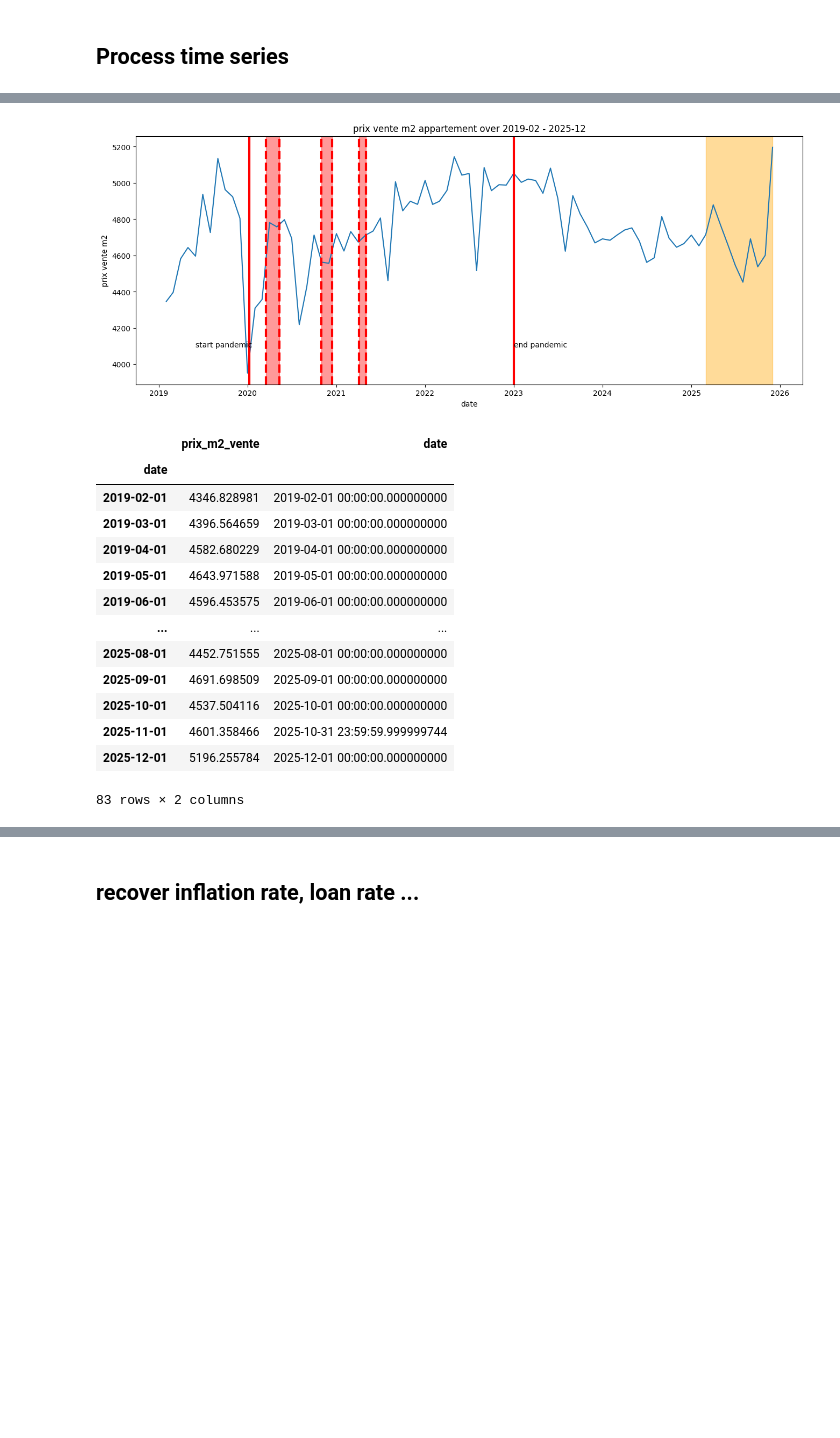
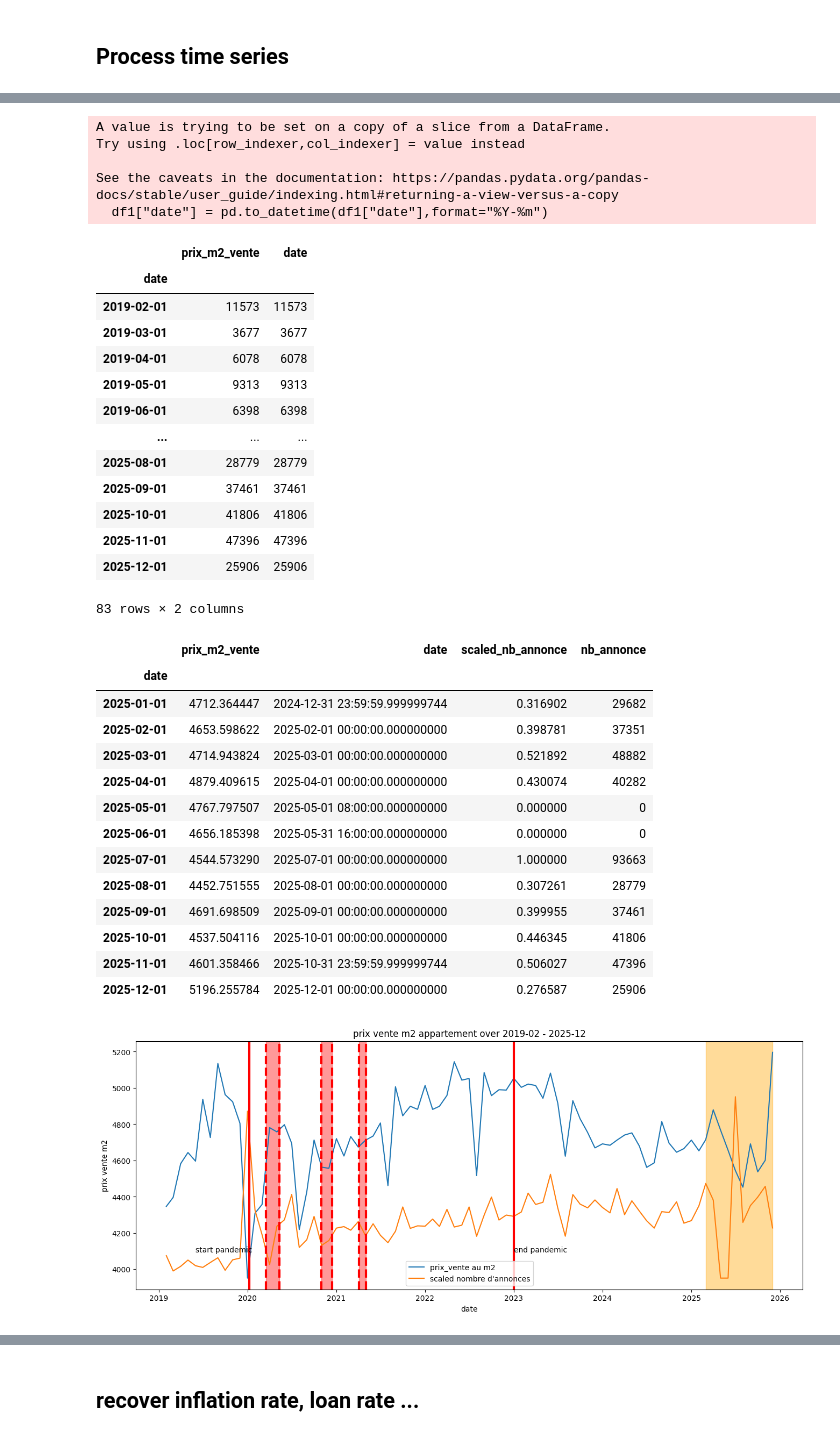
Before and after one commit to Clement2169/immocv, a Jupyter notebook: notebooks/PredictionAppartement.ipynb, the cells around one changed output, grey strips where cells are left out. Cells and saved outputs as stored; diff of their text form; code cells hidden in the pictures; blank space fills up the shorter version.

```diff
--- a/notebooks/PredictionAppartement.ipynb
+++ b/notebooks/PredictionAppartement.ipynb
@@ -299,6 +299,7 @@ def display_prediction_window() :
 df1 = df[["prix_m2_vente", "date"]]
 print (df1.isna().sum())
 
+display(df1)
 print (df1.dtypes)
 df1["date"] = pd.to_datetime(df1["date"],format="%Y-%m")
 df1 = df1.set_index('date',drop=False)
@@ -306,6 +307,12 @@ print (df1.dtypes)
 df1 = df1.sort_index(ascending=True)
 df2 = df1.resample("MS").mean()
 df2 = df2.interpolate()
+df3 = df1.resample("MS").count()
+df2["scaled_nb_annonce"] = (df3.prix_m2_vente - df3.prix_m2_vente.min())/(df3.prix_m2_vente.max()-df3.prix_m2_vente.min())
+df2["nb_annonce"] = df3.prix_m2_vente
+
+scaled_annonce = df2["scaled_nb_annonce"]*1000 + df2.prix_m2_vente.min()
+display(df3)
 
 display(df2.tail(12))
 
@@ -314,7 +321,10 @@ title = "prix vente m2 appartement over " + df2.index[0].strftime('%Y-%m') + " -
 plt.title (title)
 plt.ylabel('prix vente m2')
 plt.xlabel('date')
-plt.plot(df2.prix_m2_vente)
+
+plt.plot(df2.prix_m2_vente,label="prix_vente au m2")
+plt.plot(scaled_annonce,label="scaled nombre d'annonces")
+plt.legend()
 
 display_pandemic()
 
@@ -354,15 +359,34 @@ See the caveats in the documentation: https://pandas.pydata.org/pandas-docs/stab
+A value is trying to be set on a copy of a slice from a DataFrame.
+Try using .loc[row_indexer,col_indexer] = value instead
+
+See the caveats in the documentation: https://pandas.pydata.org/pandas-docs/stable/user_guide/indexing.html#returning-a-view-versus-a-copy
+  df1["date"] = pd.to_datetime(df1["date"],format="%Y-%m")
+|  | prix_m2_vente | date |
+| date |  |  |
+| 2019-02-01 | 11573 | 11573 |
+| 2019-03-01 | 3677 | 3677 |
+| 2019-04-01 | 6078 | 6078 |
+| 2019-05-01 | 9313 | 9313 |
+| 2019-06-01 | 6398 | 6398 |
+| ... | ... | ... |
+| 2025-08-01 | 28779 | 28779 |
+| 2025-09-01 | 37461 | 37461 |
+| 2025-10-01 | 41806 | 41806 |
+| 2025-11-01 | 47396 | 47396 |
+| 2025-12-01 | 25906 | 25906 |
+83 rows × 2 columns
+|  | prix_m2_vente | date | scaled_nb_annonce | nb_annonce |
+| date |  |  |  |  |
+| 2025-01-01 | 4712.364447 | 2024-12-31 23:59:59.999999744 | 0.316902 | 29682 |
+| 2025-02-01 | 4653.598622 | 2025-02-01 00:00:00.000000000 | 0.398781 | 37351 |
+| 2025-03-01 | 4714.943824 | 2025-03-01 00:00:00.000000000 | 0.521892 | 48882 |
+| 2025-04-01 | 4879.409615 | 2025-04-01 00:00:00.000000000 | 0.430074 | 40282 |
+| 2025-05-01 | 4767.797507 | 2025-05-01 08:00:00.000000000 | 0.000000 | 0 |
+| 2025-06-01 | 4656.185398 | 2025-05-31 16:00:00.000000000 | 0.000000 | 0 |
+| 2025-07-01 | 4544.573290 | 2025-07-01 00:00:00.000000000 | 1.000000 | 93663 |
+| 2025-08-01 | 4452.751555 | 2025-08-01 00:00:00.000000000 | 0.307261 | 28779 |
+| 2025-09-01 | 4691.698509 | 2025-09-01 00:00:00.000000000 | 0.399955 | 37461 |
+| 2025-10-01 | 4537.504116 | 2025-10-01 00:00:00.000000000 | 0.446345 | 41806 |
+| 2025-11-01 | 4601.358466 | 2025-10-31 23:59:59.999999744 | 0.506027 | 47396 |
+| 2025-12-01 | 5196.255784 | 2025-12-01 00:00:00.000000000 | 0.276587 | 25906 |
-[figure, old version]
+[figure, new version]
-|  | prix_m2_vente | date |
-| date |  |  |
-| 2019-02-01 | 4346.828981 | 2019-02-01 00:00:00.000000000 |
-| 2019-03-01 | 4396.564659 | 2019-03-01 00:00:00.000000000 |
-| 2019-04-01 | 4582.680229 | 2019-04-01 00:00:00.000000000 |
-| 2019-05-01 | 4643.971588 | 2019-05-01 00:00:00.000000000 |
-| 2019-06-01 | 4596.453575 | 2019-06-01 00:00:00.000000000 |
-| ... | ... | ... |
-| 2025-08-01 | 4452.751555 | 2025-08-01 00:00:00.000000000 |
-| 2025-09-01 | 4691.698509 | 2025-09-01 00:00:00.000000000 |
-| 2025-10-01 | 4537.504116 | 2025-10-01 00:00:00.000000000 |
-| 2025-11-01 | 4601.358466 | 2025-10-31 23:59:59.999999744 |
-| 2025-12-01 | 5196.255784 | 2025-12-01 00:00:00.000000000 |
-83 rows × 2 columns
```
Also changed, not shown: parts of 7 cells of this notebook.
